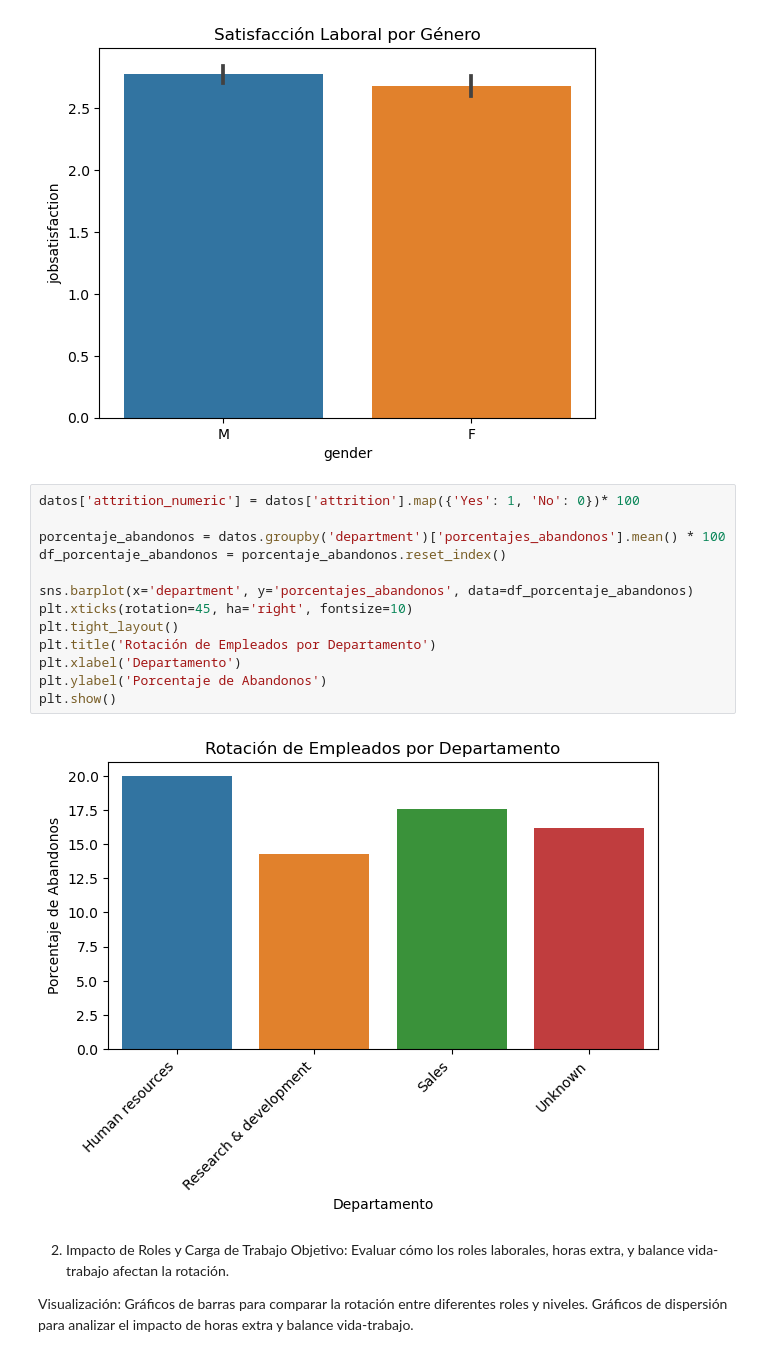
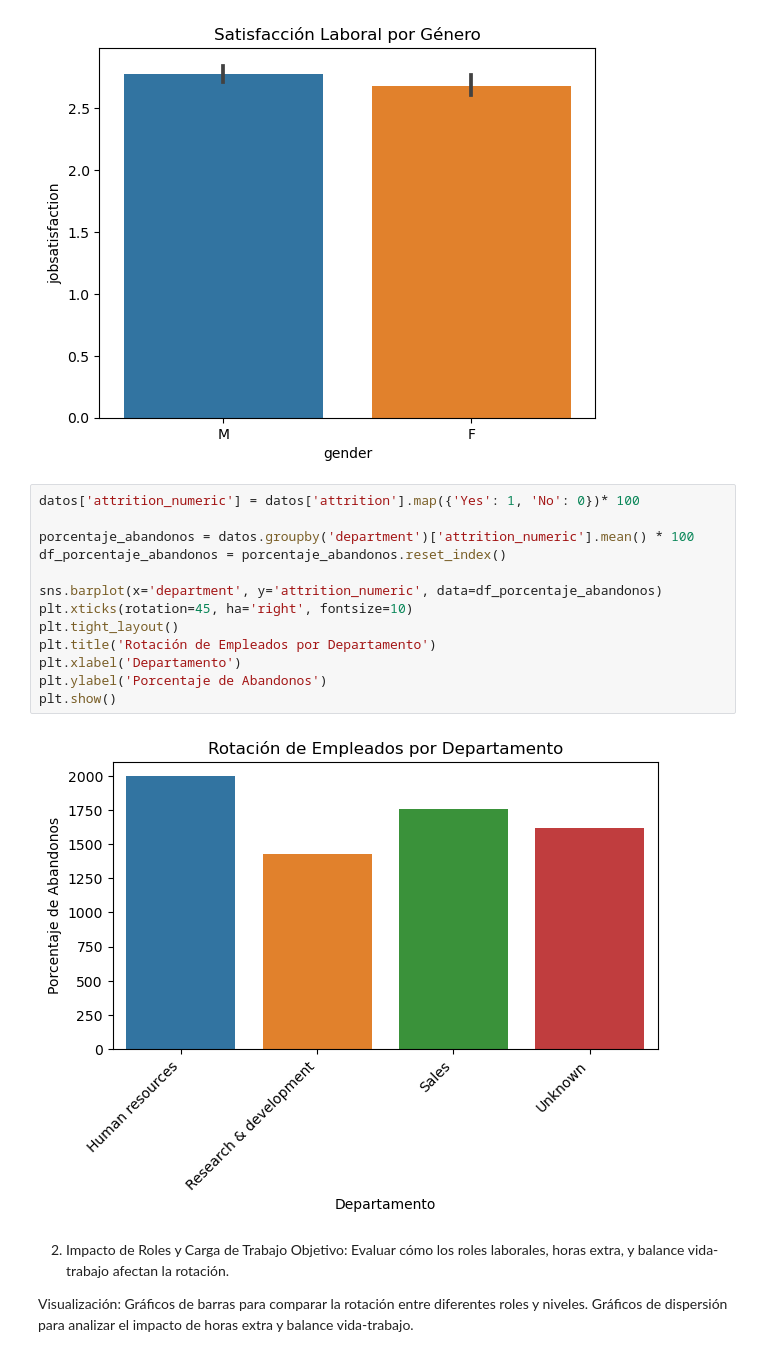
Before and after one commit to laural87/project-da-promo-I-modulo-3-team-2, a Jupyter notebook: Fase2_visualizaciones.ipynb, the cells around one changed output. Drawn from its saved outputs; the diff is of its cells as text.

Commit message:
Update images

```diff
--- a/Fase2_visualizaciones.ipynb
+++ b/Fase2_visualizaciones.ipynb
@@ -233,18 +233,18 @@ plt.show()
 # %%
 datos['attrition_numeric'] = datos['attrition'].map({'Yes': 1, 'No': 0})* 100
 
-porcentaje_abandonos = datos.groupby('department')['porcentajes_abandonos'].mean() * 100
+porcentaje_abandonos = datos.groupby('department')['attrition_numeric'].mean() * 100
 df_porcentaje_abandonos = porcentaje_abandonos.reset_index()
 
-sns.barplot(x='department', y='porcentajes_abandonos', data=df_porcentaje_abandonos)
+sns.barplot(x='department', y='attrition_numeric', data=df_porcentaje_abandonos)
 plt.xticks(rotation=45, ha='right', fontsize=10)
 plt.tight_layout()
 plt.title('Rotación de Empleados por Departamento')
 plt.xlabel('Departamento')
 plt.ylabel('Porcentaje de Abandonos')
 plt.show()
 # %% [output]
-[figure, old version]
+[figure, new version]
 # %% [markdown]
 2. Impacto de Roles y Carga de Trabajo
 Objetivo: Evaluar cómo los roles laborales, horas extra, y balance vida-trabajo afectan la rotación.
```
Also changed, not shown: parts of 2 cells of this notebook, 1 other file.
